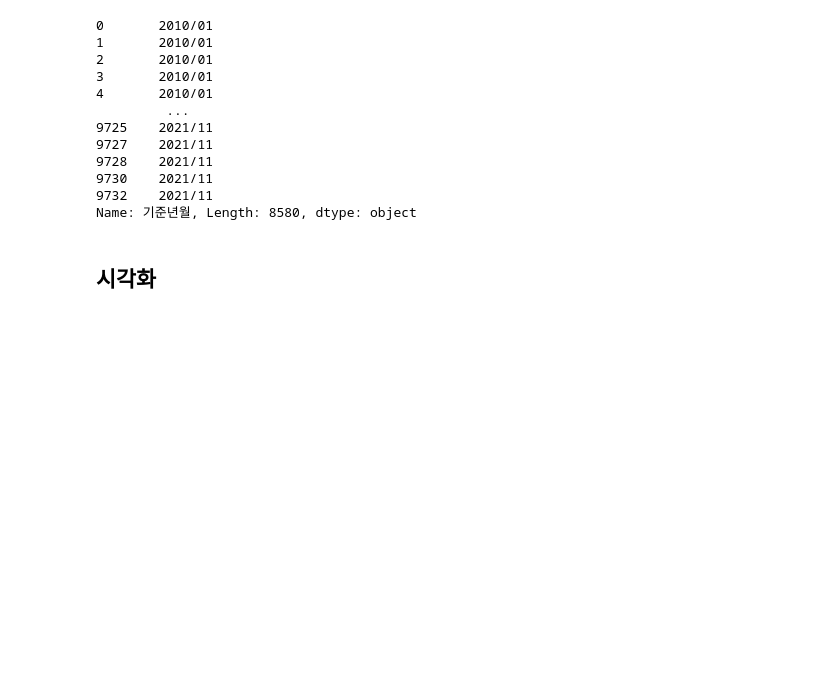
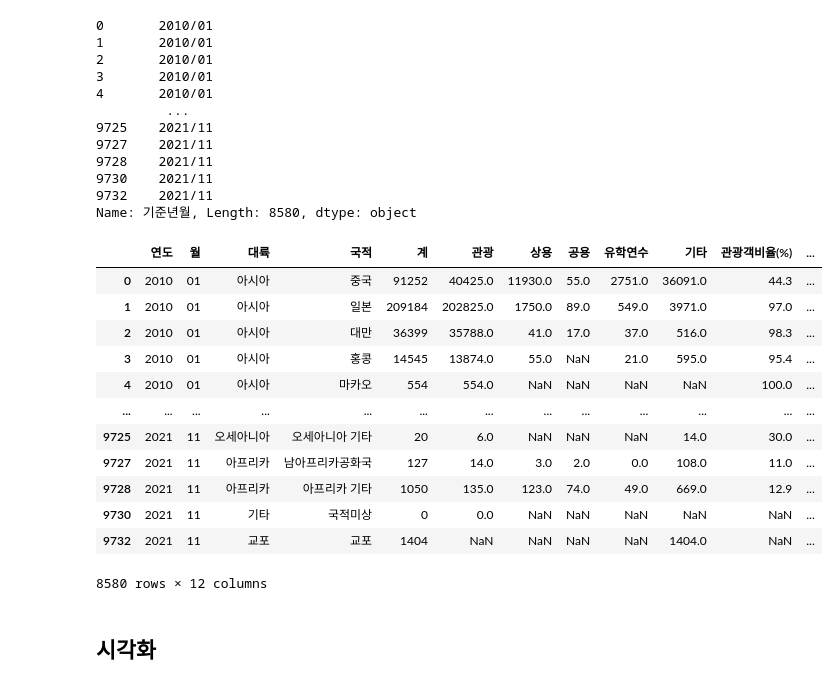
Before and after one commit to Hongbi-Kim/DataAnalysis, a Jupyter notebook: 데이터분석_실무파이썬_강아지/4-3. 관광객데이터(한국관광공사)_2010_2021.ipynb, the cells around one changed output. Cells and saved outputs as stored; diff of their text form; code cells hidden in the pictures; blank space fills up the shorter version.

```diff
--- a/데이터분석_실무파이썬_강아지/4-3. 관광객데이터(한국관광공사)_2010_2021.ipynb
+++ b/데이터분석_실무파이썬_강아지/4-3. 관광객데이터(한국관광공사)_2010_2021.ipynb
@@ -147,5 +142,0 @@ pandas.core.series.Series
-# %%
-# 기준년월별로 전체 외국인 관광객 대비 국적별 관광객 비율 살펴보기
-visitors_sum = sum(visitors['관광'])
-visitors['전체비율(%)'] = round(visitors['관광'] / visitors_sum * 100, 1)
-visitors.head()
@@ -159,2 +142,0 @@ visitors.head()
-# %%
-visitors.drop(columns=['전체비율(%)'], inplace=True)
@@ -204,6 +177,22 @@ visitors['기준년월']
 9730    2021/11
 9732    2021/11
 Name: 기준년월, Length: 8580, dtype: object
+# %%
+visitors
+# %% [output]
+|  | 연도 | 월 | 대륙 | 국적 | 계 | 관광 | 상용 | 공용 | 유학연수 | 기타 | 관광객비율(%) | ... |
+| 0 | 2010 | 01 | 아시아 | 중국 | 91252 | 40425.0 | 11930.0 | 55.0 | 2751.0 | 36091.0 | 44.3 | ... |
+| 1 | 2010 | 01 | 아시아 | 일본 | 209184 | 202825.0 | 1750.0 | 89.0 | 549.0 | 3971.0 | 97.0 | ... |
+| 2 | 2010 | 01 | 아시아 | 대만 | 36399 | 35788.0 | 41.0 | 17.0 | 37.0 | 516.0 | 98.3 | ... |
+| 3 | 2010 | 01 | 아시아 | 홍콩 | 14545 | 13874.0 | 55.0 | NaN | 21.0 | 595.0 | 95.4 | ... |
+| 4 | 2010 | 01 | 아시아 | 마카오 | 554 | 554.0 | NaN | NaN | NaN | NaN | 100.0 | ... |
+| ... | ... | ... | ... | ... | ... | ... | ... | ... | ... | ... | ... | ... |
+| 9725 | 2021 | 11 | 오세아니아 | 오세아니아 기타 | 20 | 6.0 | NaN | NaN | NaN | 14.0 | 30.0 | ... |
+| 9727 | 2021 | 11 | 아프리카 | 남아프리카공화국 | 127 | 14.0 | 3.0 | 2.0 | 0.0 | 108.0 | 11.0 | ... |
+| 9728 | 2021 | 11 | 아프리카 | 아프리카 기타 | 1050 | 135.0 | 123.0 | 74.0 | 49.0 | 669.0 | 12.9 | ... |
+| 9730 | 2021 | 11 | 기타 | 국적미상 | 0 | 0.0 | NaN | NaN | NaN | NaN | NaN | ... |
+| 9732 | 2021 | 11 | 교포 | 교포 | 1404 | NaN | NaN | NaN | NaN | 1404.0 | NaN | ... |
+8580 rows × 12 columns
 # %% [markdown]
 ## 시각화
 # %%
```
Also changed, not shown: parts of 5 cells of this notebook.
